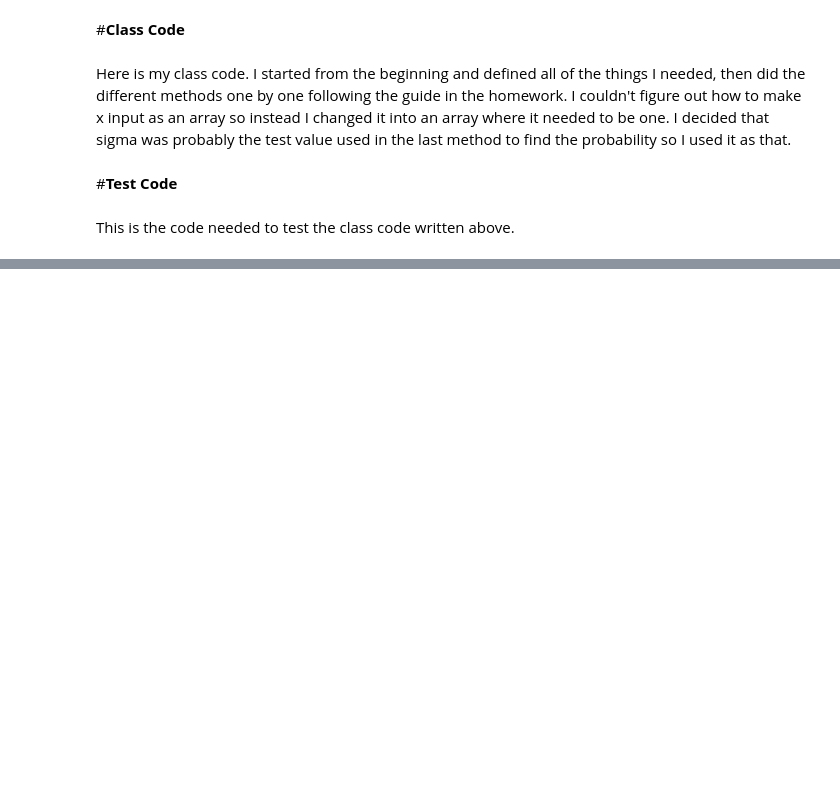
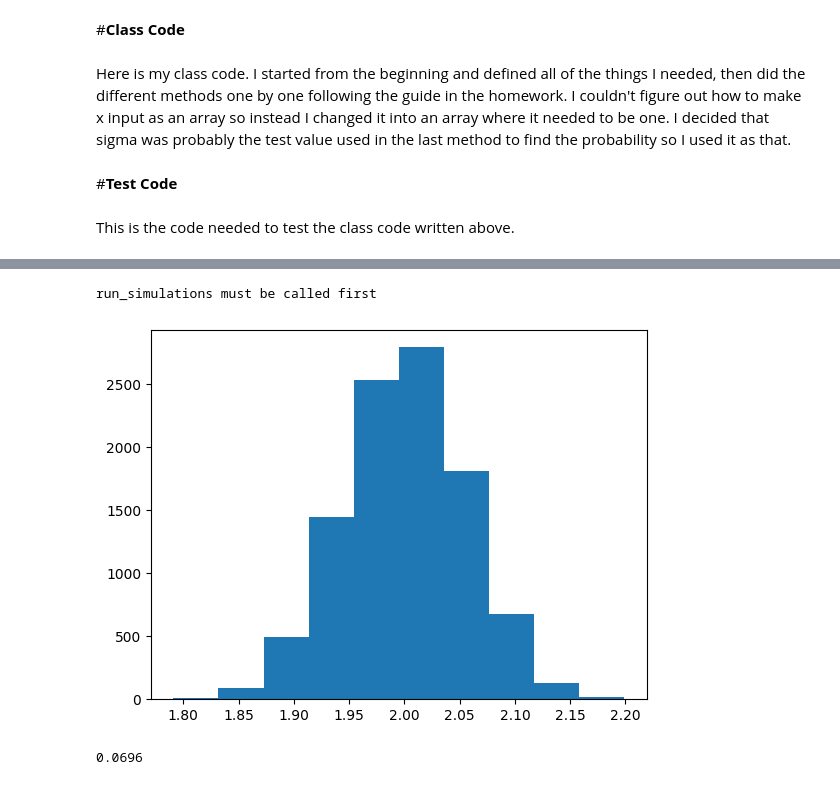
Before and after one commit to Feznix/Stats-554, a Jupyter notebook: Homework6_py.ipynb, the cells around one changed output, grey strips where cells are left out. Drawn from its saved outputs; the diff is of its cells as text; code cells hidden in the pictures; blank space fills up the shorter version.

```diff
--- a/Homework6_py.ipynb
+++ b/Homework6_py.ipynb
@@ -40,54 +40,59 @@ np.float64(0.0038)
 Here is my class code.
 I started from the beginning and defined all of the things I needed, then did the different methods one by one following the guide in the homework. I couldn't figure out how to make x input as an array so instead I changed it into an array where it needed to be one. I decided that sigma was probably the test value used in the last method to find the probability so I used it as that.
 # %%
+import matplotlib.pyplot as plt
+import numpy as np
+from numpy.random import default_rng
+from sklearn import linear_model
+
 class SLR_slope_simulator:
   #set up my linear model to shortcut as reg
-  reg = linear_model.LinearRegression()
-  #Do I need to add imports to my class???
 
+  x=list(np.linspace(start = 0, stop = 10, num = 11))*3
 # my __init__ statement. I added initial default variables for
 # beat_0, beata_1, and sigma. I did not default the seed because that seems weird
 #I also did not default the x so you can input a list of your own x values
 #I did however provide an x list from 1-10 following the code above later
 #I also decided I needed to set up n and y
 #I also added an empty slope list that can be filled later with run_simulations
-  def __init__ (self, beta_0=7.0, beta_1=1.5, x: list , sigma=1.65, seed: int)
+  def __init__(self, beta_0=7.0, beta_1=1.5, x = [], sigma=1.65, seed=32):
     self.beta_0 = beta_0
-    self.beat_1= beta_1
+    self.beta_1= beta_1
+    self.x = self.x
+    self.sigma = sigma
     self.seed = seed
-    self.sigma = sigma
     self.slope = []
     self.rng = default_rng(seed)
-    self.x = list(np.linspace(start = 0, stop = 10, num = 11))*3
+
 
 
 #I provided an x list from 1-10 following the code above later
 #I basically did this according to the above code
   def generate_data(self):
-    self.x= self.x
-    self.n = len(x)
+    self.n = len(self.x)
     self.y= self.beta_0 + self.beta_1*np.array(self.x) + self.rng.standard_normal(self.n)
 
 #For this I just used the reg.fit of x, y to generate my slope of best fit
 #I didn't add print functions to either this or the above to avoid cluttering my run_simulations
   def fit_slope(self):
-    self.fit = reg.fit(np.array(self.x).reshape(-1, 1), self.y)
+    self.reg = linear_model.LinearRegression()
+    self.fit = self.reg.fit(np.array(self.x).reshape(-1, 1), self.y)
 
 #I did this basically like the homework said to
 #Because the slopes is an empty list I used .append to add to it like my hw 5 code
-  def run_simulations(self, simulations: int)
+  def run_simulations(self, simulations: int):
     self.simulations=simulations
     for i in range(simulations):
       self.generate_data()
       self.fit_slope()
-      self.slope.append(self.fit.coef.round(3))
+      self.slope.append(self.fit.coef_.round(3))
 
   #The if else statement controls if this runs or not
   #(aka. it only works if you have already run the above method)
   #I basically just took the plot from the above code
   def plot_sampling_distribution(self):
       if len(self.slope)>0:
-        plt.hist(self.slope)
+        plt.hist(np.array(self.slope))
         plt.show()
       else:
         print('run_simulations must be called first')
@@ -103,7 +108,7 @@ class SLR_slope_simulator:
 #the sigma is above or below the median, but again does the math.
 #I added an else here to tell the user what arguments were needed
 #in case they didn't put in the proper one.
-  def find_prob(self, sigma: float, sided: str)
+  def find_prob(self, sigma: float, sided: str):
     self.sigma=sigma
     if self.simulations > 0:
       if sided =='above':
@@ -115,11 +120,11 @@ class SLR_slope_simulator:
         prob= sum1/self.simulations
         print(prob)
       elif sided == 'two-sided':
-        if self.sigma > np.median.self.slope:
+        if self.sigma > np.median(np.array(self.slope)):
           sum1= len([i for i in self.slope if i > self.sigma])
           prob= (sum1/self.simulations)*2
           print(prob)
-        elif self.sigma < np.median.self.slope:
+        elif self.sigma < np.median(np.array(self.slope)):
           sum1= len([i for i in self.slope if i < self.sigma])
           prob= sum1/self.simulations
           print(prob)
@@ -133,0 +147,15 @@ This is the code needed to test the class code written above.
+# %%
+SLR1 = SLR_slope_simulator(12,2,x,1,10)
+SLR.plot_sampling_distribution()
+# %% [output]
+run_simulations must be called first
+# %%
+SLR1.run_simulations(10000)
+# %%
+SLR1.plot_sampling_distribution()
+# %% [output]
+[figure, added]
+# %%
+SLR1.find_prob(2.1,'two-sided')
+# %% [output]
+0.0696
```
Also changed, not shown: parts of 2 cells of this notebook.
